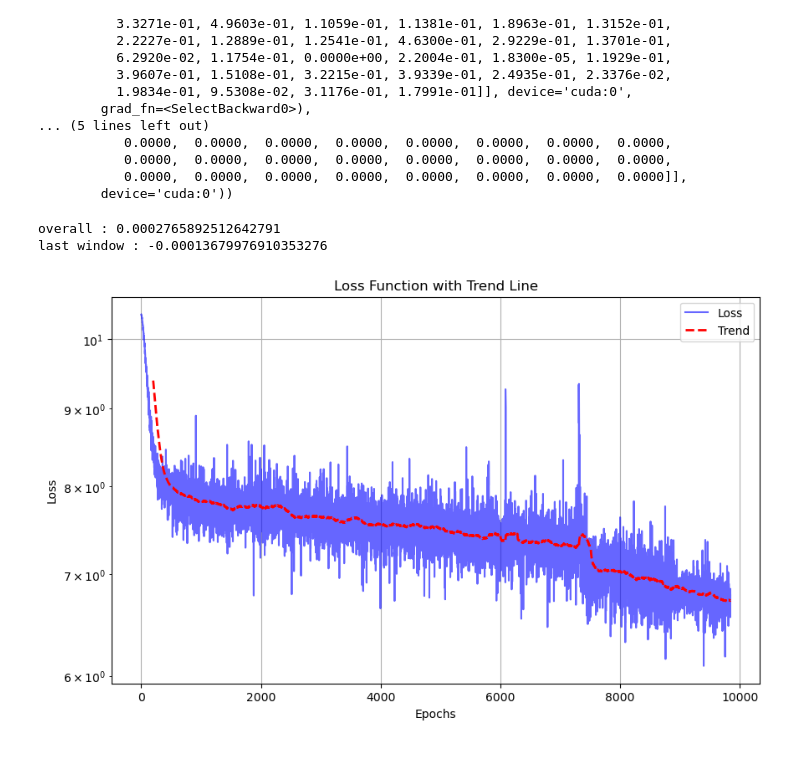
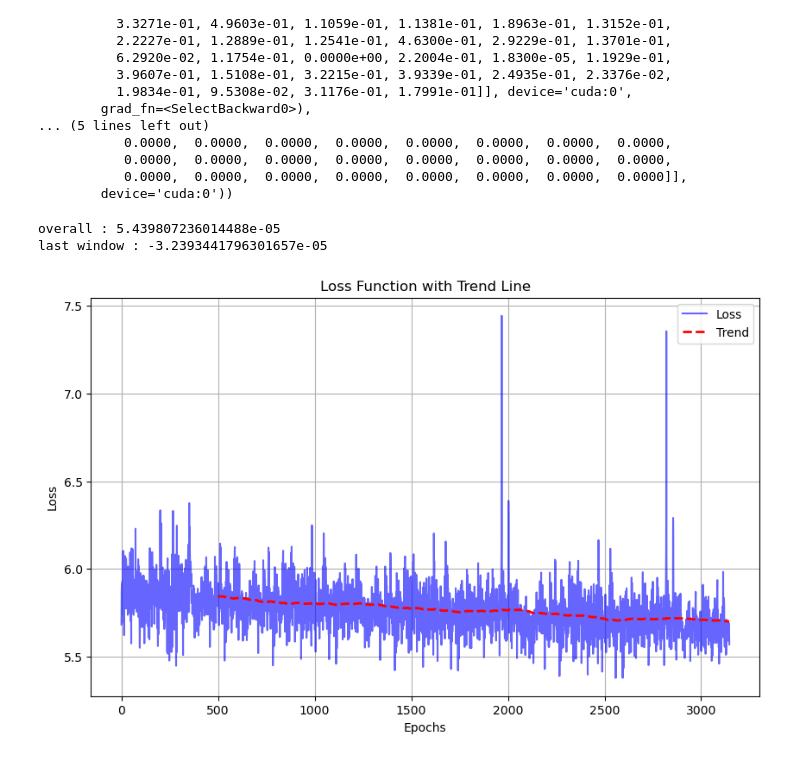
Before and after one commit to frost-head/miniGPT, a Jupyter notebook: train.ipynb, the cells around one changed output. Saved outputs shown, nothing was run; the diff lists cells and outputs as text; code cells hidden in the pictures.

Commit message:
model training

```diff
--- a/train.ipynb
+++ b/train.ipynb
@@ -268,7 +268,7 @@ def plot_loss_with_trend(loss_array, window_size=25):
     # Adding labels and title
     plt.xlabel('Epochs')
     plt.ylabel('Loss')
-    plt.yscale('log')
+    # plt.yscale('log')
     plt.title('Loss Function with Trend Line')
     plt.legend()
     plt.grid(True)
@@ -293,11 +293,9 @@ for epoch in range(4000):
 
         a = a.to(torch.long).to('cuda')
 
-        max_no_tokens = 2**6
-        # accumulation_steps2 = 1
+        max_no_tokens = 2**8        # accumulation_steps2 = 1
         accumulation_steps = max_no_tokens//(modelArguments.max_batch_size)
 
-        # print(accumulation_steps)
 
 
         t0 = time.time()
@@ -308,26 +306,15 @@ for epoch in range(4000):
 
 
 
-
-
         rloss += loss.item()
         # scaler.scale(loss).backward()
         loss.backward()
 
 
-
-        # if(batch_idx+1) % (2**10) and len(history) > 50 == 0:
-        #     print("Images Saved")
-        #     plot_loss_with_trend(history[1:], window_size=25)
-
-
-        # if loss_fn4(se2,e) >= 10000:
-        #     print("out: ", id_to_token(a),"\n")
-        #     print("Output shape:", e[0], "\n")
-        #     print("Target shape:", se2[0], "\n")
-        #     print(loss.item(), loss_fn4(se2,e),loss_fn(out[:, :modelArguments.max_seq_len-1, :].contiguous().view(-1, out.size(-1)), c[:, 1:modelArguments.max_seq_len].contiguous().view(-1)) , loss_fn3(se, d), "\n")
-
         if (batch_idx+1) % ((max_no_tokens / modelArguments.max_batch_size)*8) == 0 or math.isnan(loss):
+            torch.save(fmodel.state_dict(), 'checkpoints/model_weightsBPE6.pth')
+            torch.save(optimizer.state_dict(), 'checkpoints/optimizer1.pth')
+            torch.save(history, 'checkpoints/history1.pth')
 
             clear_output()
             print("-"*6,f" Loss: {rloss}", "-"*6,"\n")
@@ -364,13 +351,4 @@ for epoch in range(4000):
         torch.cuda.empty_cache()
 
     print(f"Epoch {epoch+1} completed, {batch_idx}")
-
-
-# Close the writer after training
-# writer.close()
-
-# Remove hooks after training is done
-# for hook in hooks:
-
-#     hook.remove()
 # %% [output]
@@ -402,10 +414,10 @@ torch.save(history, 'checkpoints/history1.pth')
 # %%
 # plt.plot(history[3920:])
 # plt.yscale('log')
 # plt.show()
 # history = torch.load('checkpoints/history1.pth')
-plot_loss_with_trend(history[8:], window_size=200)
+plot_loss_with_trend(history[22000:], window_size=500)
 # %% [output]
-overall : 0.0002765892512642791
-last window : -0.00013679976910353276
+overall : 5.439807236014488e-05
+last window : -3.2393441796301657e-05
-[figure, old version]
+[figure, new version]
```
Also changed, not shown: parts of 1 cell of this notebook, 2 other files.
